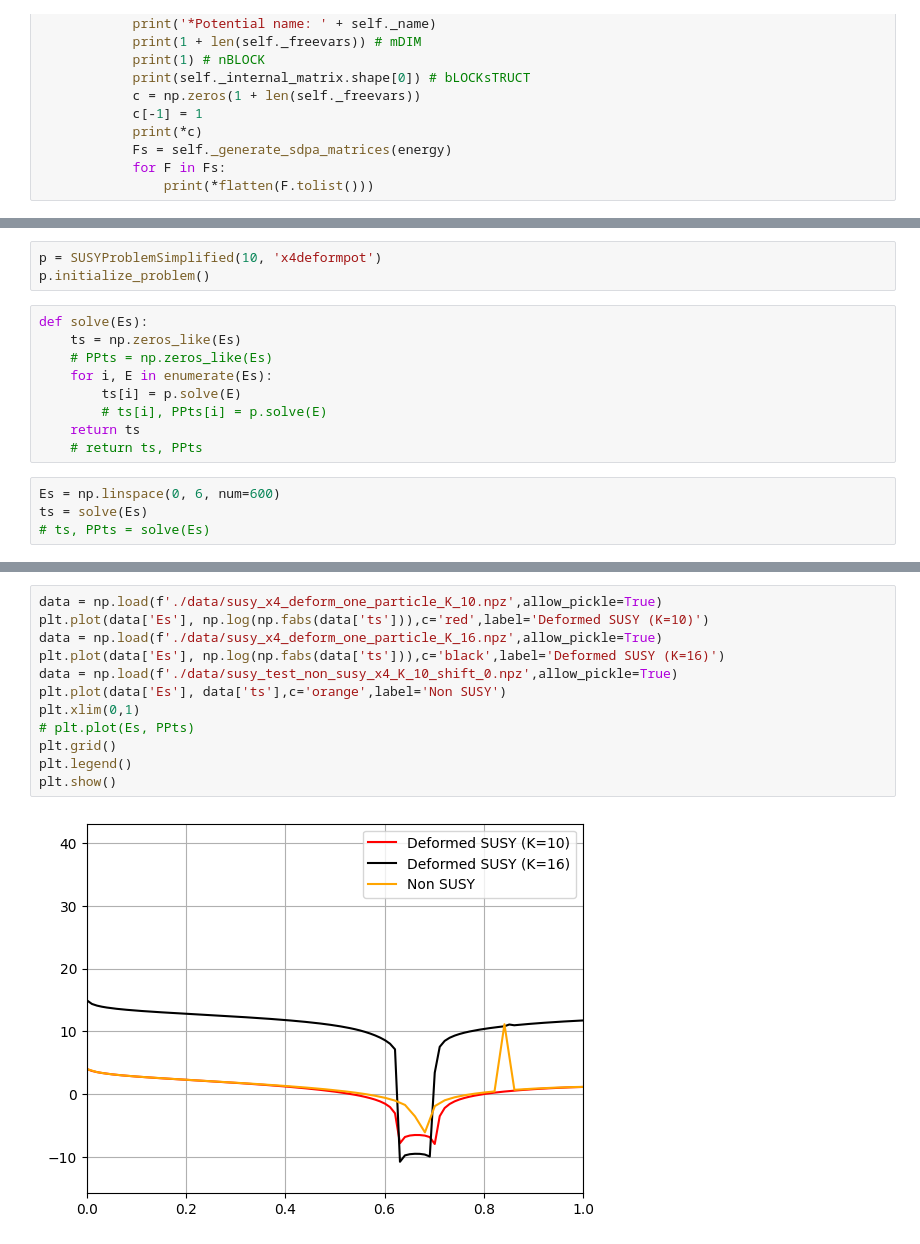
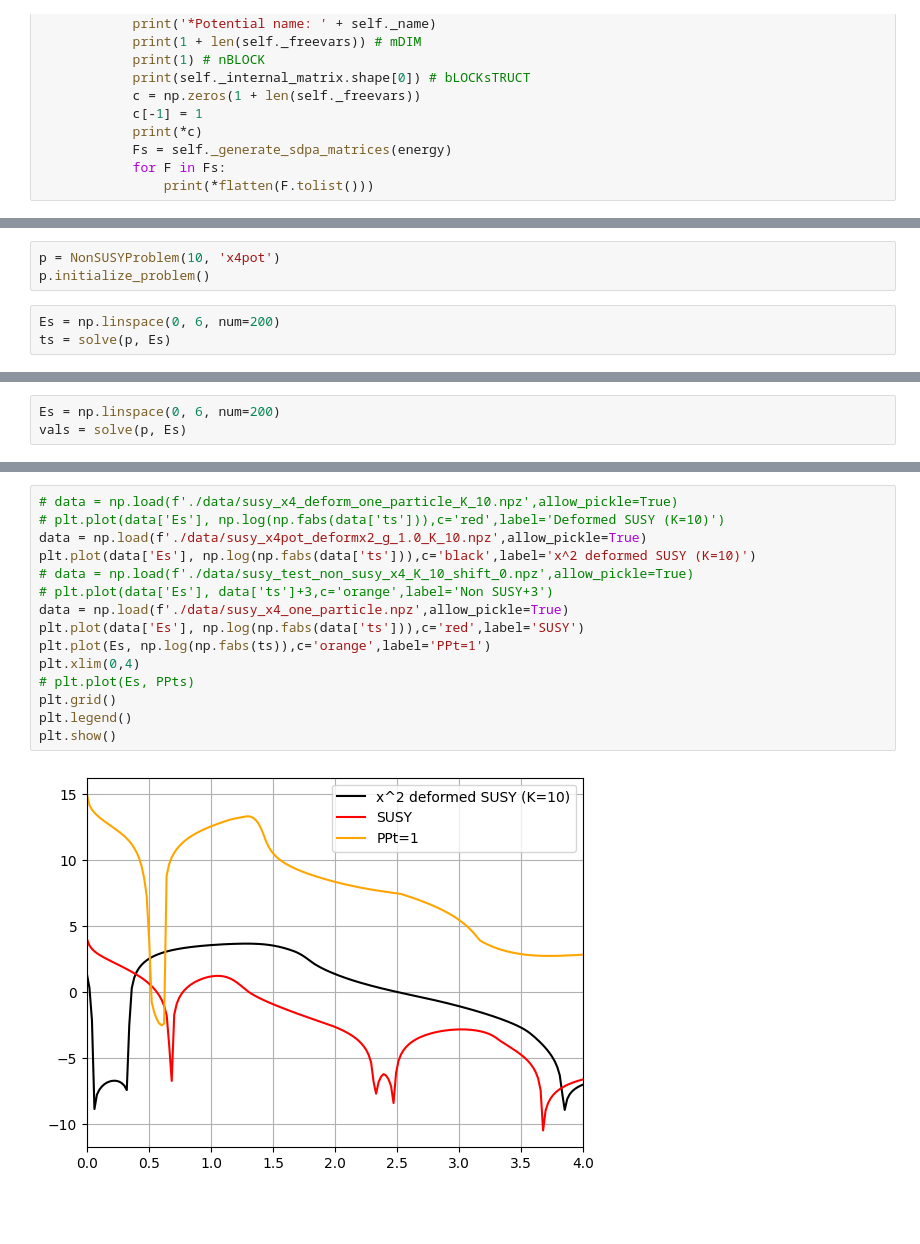
Before and after one commit to Newtech66/mtp-matrix-bootstrap, a Jupyter notebook: sdpa/sdpa_susy.ipynb, the cells around one changed output, grey strips where cells are left out. Cells and saved outputs as stored; diff of their text form; blank space fills up the shorter version.

```diff
--- a/sdpa/sdpa_susy.ipynb
+++ b/sdpa/sdpa_susy.ipynb
@@ -258,16 +232,6 @@ class NonSUSYProblem(HankelProblem):
 # %%
-p = SUSYProblemSimplified(10, 'x4deformpot')
+p = NonSUSYProblem(10, 'x4pot')
 p.initialize_problem()
-# %%
-def solve(Es):
-    ts = np.zeros_like(Es)
-    # PPts = np.zeros_like(Es)
-    for i, E in enumerate(Es):
-        ts[i] = p.solve(E)
-        # ts[i], PPts[i] = p.solve(E)
-    return ts
-    # return ts, PPts
 # %%
-Es = np.linspace(0, 6, num=600)
-ts = solve(Es)
-# ts, PPts = solve(Es)
+Es = np.linspace(0, 6, num=200)
+ts = solve(p, Es)
@@ -273,0 +251,3 @@ ts = solve(Es)
+# %%
+Es = np.linspace(0, 6, num=200)
+vals = solve(p, Es)
@@ -274,14 +267,17 @@ ts = solve(Es)
 # %%
-data = np.load(f'./data/susy_x4_deform_one_particle_K_10.npz',allow_pickle=True)
-plt.plot(data['Es'], np.log(np.fabs(data['ts'])),c='red',label='Deformed SUSY (K=10)')
-data = np.load(f'./data/susy_x4_deform_one_particle_K_16.npz',allow_pickle=True)
-plt.plot(data['Es'], np.log(np.fabs(data['ts'])),c='black',label='Deformed SUSY (K=16)')
-data = np.load(f'./data/susy_test_non_susy_x4_K_10_shift_0.npz',allow_pickle=True)
-plt.plot(data['Es'], data['ts'],c='orange',label='Non SUSY')
-plt.xlim(0,1)
+# data = np.load(f'./data/susy_x4_deform_one_particle_K_10.npz',allow_pickle=True)
+# plt.plot(data['Es'], np.log(np.fabs(data['ts'])),c='red',label='Deformed SUSY (K=10)')
+data = np.load(f'./data/susy_x4pot_deformx2_g_1.0_K_10.npz',allow_pickle=True)
+plt.plot(data['Es'], np.log(np.fabs(data['ts'])),c='black',label='x^2 deformed SUSY (K=10)')
+# data = np.load(f'./data/susy_test_non_susy_x4_K_10_shift_0.npz',allow_pickle=True)
+# plt.plot(data['Es'], data['ts']+3,c='orange',label='Non SUSY+3')
+data = np.load(f'./data/susy_x4_one_particle.npz',allow_pickle=True)
+plt.plot(data['Es'], np.log(np.fabs(data['ts'])),c='red',label='SUSY')
+plt.plot(Es, np.log(np.fabs(ts)),c='orange',label='PPt=1')
+plt.xlim(0,4)
 # plt.plot(Es, PPts)
 plt.grid()
 plt.legend()
 plt.show()
 # %% [output]
-[figure, old version]
+[figure, new version]
```
Also changed, not shown: parts of 9 cells of this notebook, 4 other files.
